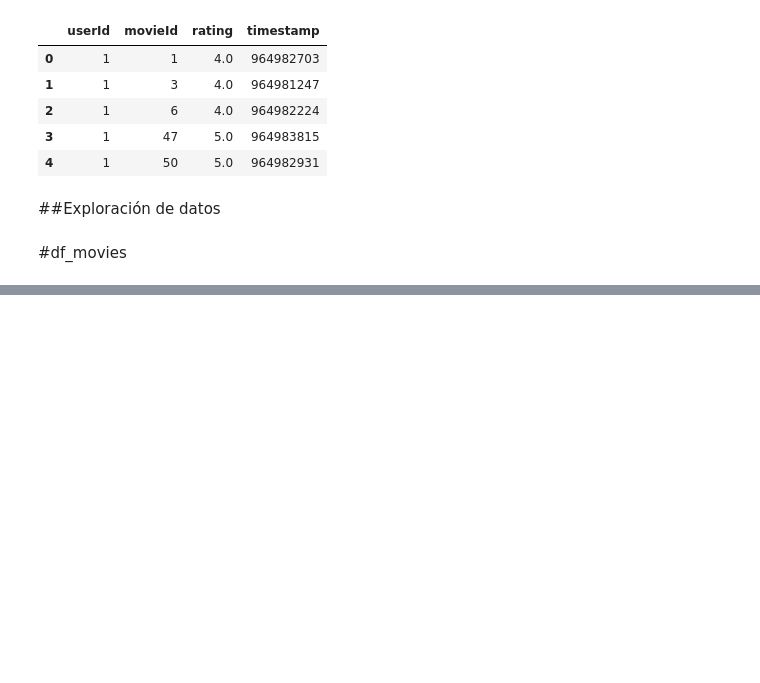
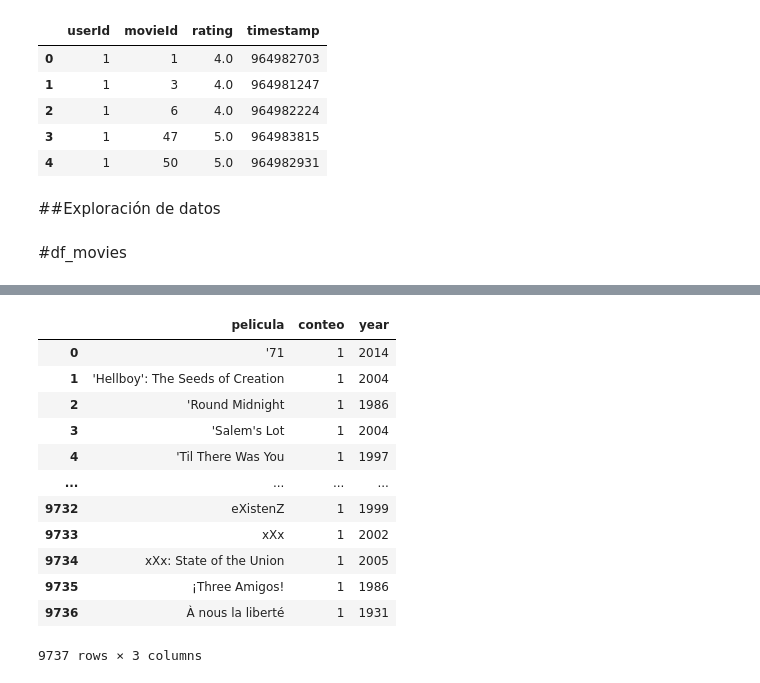
Before and after one commit to josedavidm12/sistemas_recomendacion, a Jupyter notebook: b_exploración_limpieza.ipynb, the cells around one changed output, grey strips where cells are left out. Drawn from its saved outputs; the diff is of its cells as text; code cells hidden in the pictures; blank space fills up the shorter version.

```diff
--- a/b_exploración_limpieza.ipynb
+++ b/b_exploración_limpieza.ipynb
@@ -77,0 +146,7 @@ df_ratings.head()
+# %%
+##Cuantas peliculas hay por cada año
+df_title=pd.read_sql("""SELECT title as pelicula,
+                COUNT(*) as conteo
+                FROM movies
+                GROUP BY title""",conn)
+df_title
@@ -77,0 +167,18 @@ df_ratings.head()
+# %%
+df_title["year"] = df_title["pelicula"].str[-5:-1]
+df_title["pelicula"] = df_title["pelicula"].str.replace(r"\s*\(.*?\)", "", regex=True)
+df_title
+# %% [output]
+|  | pelicula | conteo | year |
+| 0 | '71 | 1 | 2014 |
+| 1 | 'Hellboy': The Seeds of Creation | 1 | 2004 |
+| 2 | 'Round Midnight | 1 | 1986 |
+| 3 | 'Salem's Lot | 1 | 2004 |
+| 4 | 'Til There Was You | 1 | 1997 |
+| ... | ... | ... | ... |
+| 9732 | eXistenZ | 1 | 1999 |
+| 9733 | xXx | 1 | 2002 |
+| 9734 | xXx: State of the Union | 1 | 2005 |
+| 9735 | ¡Three Amigos! | 1 | 1986 |
+| 9736 | À nous la liberté | 1 | 1931 |
+9737 rows × 3 columns
```
Also changed, not shown: parts of 12 cells of this notebook, 1 other file.
